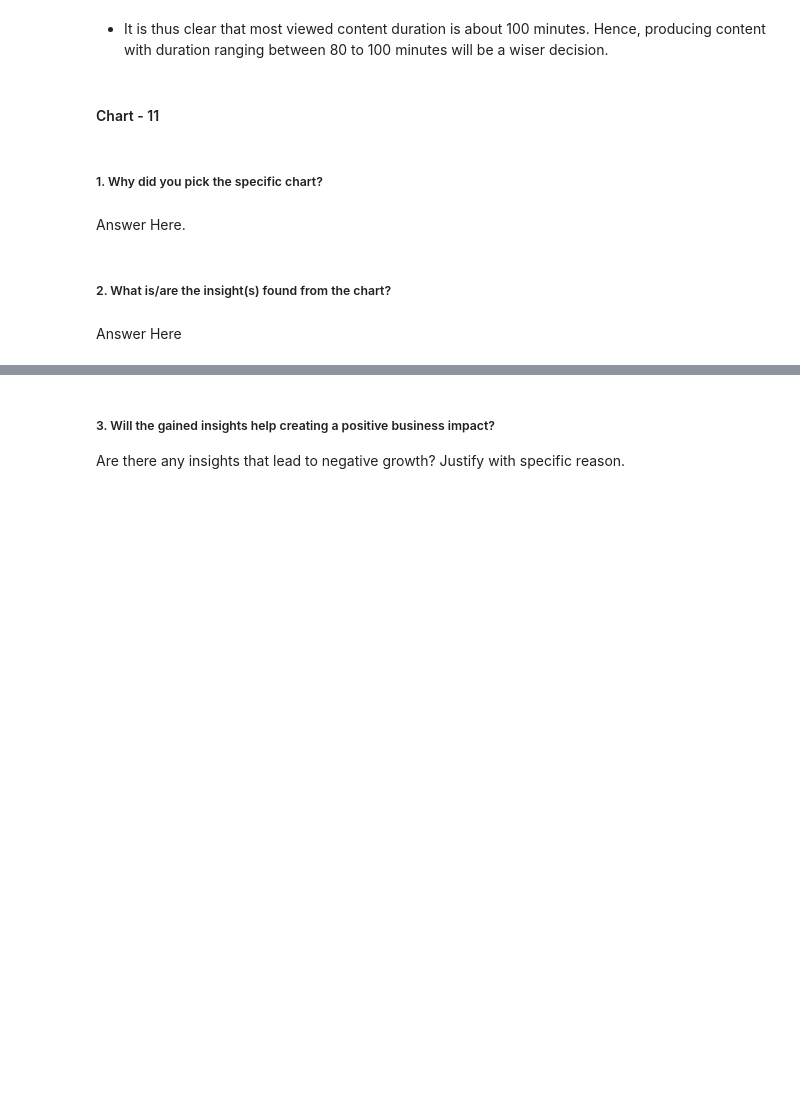
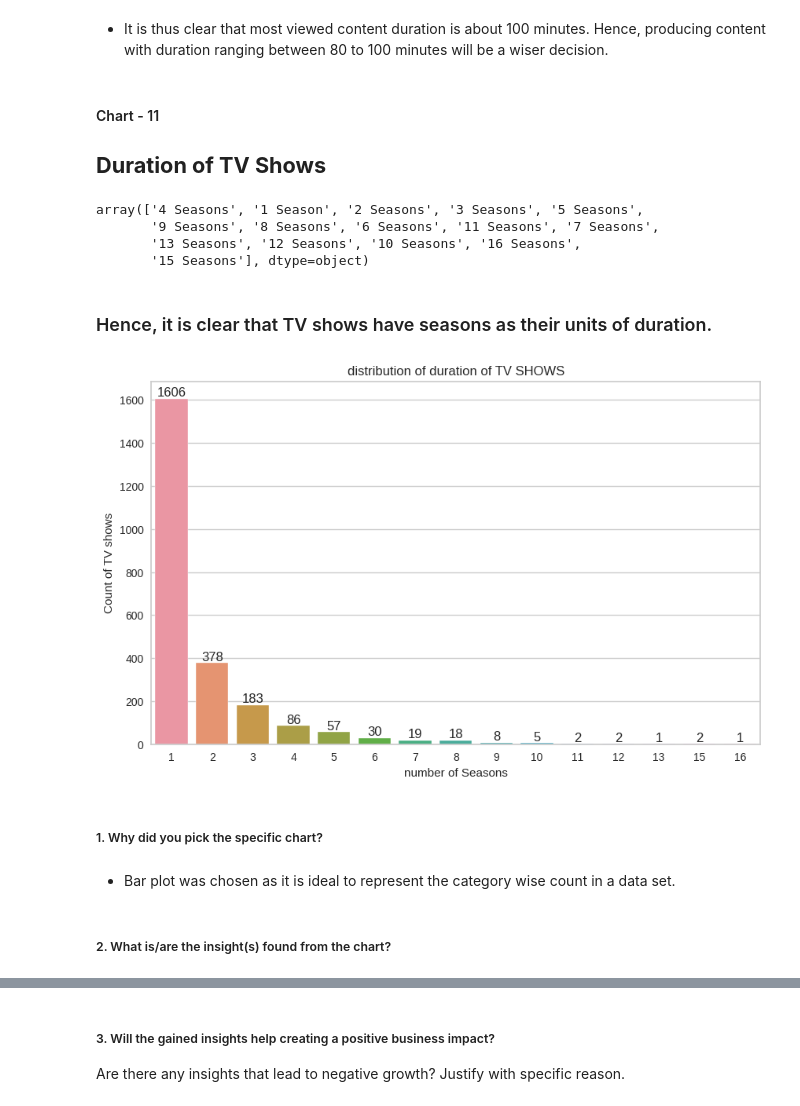
Before and after one commit to Kalpesh-Nandedkar/Netflix-Movies-and-TV-Shows-Clustering, a Jupyter notebook: Netflix_Movies_&_TV_Shows_Clustering.ipynb, the cells around one changed output, grey strips where cells are left out. Drawn from its saved outputs; the diff is of its cells as text; code cells hidden in the pictures; blank space fills up the shorter version.

```diff
--- a/Netflix_Movies_&_TV_Shows_Clustering.ipynb
+++ b/Netflix_Movies_&_TV_Shows_Clustering.ipynb
@@ -883,3 +883,4 @@ Are there any insights that lead to negative growth? Justify with specific reaso
 * It is thus clear that most viewed content duration is about 100 minutes. Hence, producing content with duration ranging between 80 to 100 minutes will be a wiser decision.
 # %% [markdown]
 #### Chart - 11
+## **Duration of TV Shows**
@@ -888,8 +887,39 @@ Are there any insights that lead to negative growth? Justify with specific reaso
+# %%
+#creating data set that contains TV Shows only
+tv_shows= df[df['type']=='TV Show']
+#checking for duration values
+tv_shows['duration'].unique()
+# %% [output]
+array(['4 Seasons', '1 Season', '2 Seasons', '3 Seasons', '5 Seasons',
+       '9 Seasons', '8 Seasons', '6 Seasons', '11 Seasons', '7 Seasons',
+       '13 Seasons', '12 Seasons', '10 Seasons', '16 Seasons',
+       '15 Seasons'], dtype=object)
+# %% [markdown]
+### Hence, it is clear that TV shows have seasons as their units of duration.
+# %%
+#replace Season or Seasons with blank using regex
+tv_shows['duration'] = tv_shows['duration'].str.replace('Seasons?','', regex=True).str.strip()
+
+#Converting the to int64 datatype from object64
+tv_shows['duration']= tv_shows['duration'].astype(int64)
+# %%
+# Chart - 11 visualization code
+#creating the bar plot
+season_wise= tv_shows.groupby('duration').size().reset_index(name='count').sort_values(by='duration', ascending=False)
+ax=sns.barplot(data=season_wise, x= 'duration', y='count', orient='v')
+plt.xlabel('number of Seasons')
+plt.ylabel('Count of TV shows')
+plt.title('distribution of duration of TV SHOWS')
+
+# Annotate the bars with their count values
+for i, v in enumerate(season_wise['count'][::-1]):
+    ax.text(i, v, str(v), ha='center', va='bottom')
+plt.show()
+# %% [output]
+[figure, added]
 # %% [markdown]
 ##### 1. Why did you pick the specific chart?
-# %% [markdown]
-Answer Here.
+# %% [markdown]
+* Bar plot was chosen as it is ideal to represent the category wise count in a data set.
 # %% [markdown]
 ##### 2. What is/are the insight(s) found from the chart?
-# %% [markdown]
-Answer Here
```
Also changed, not shown: parts of 4 cells of this notebook.
